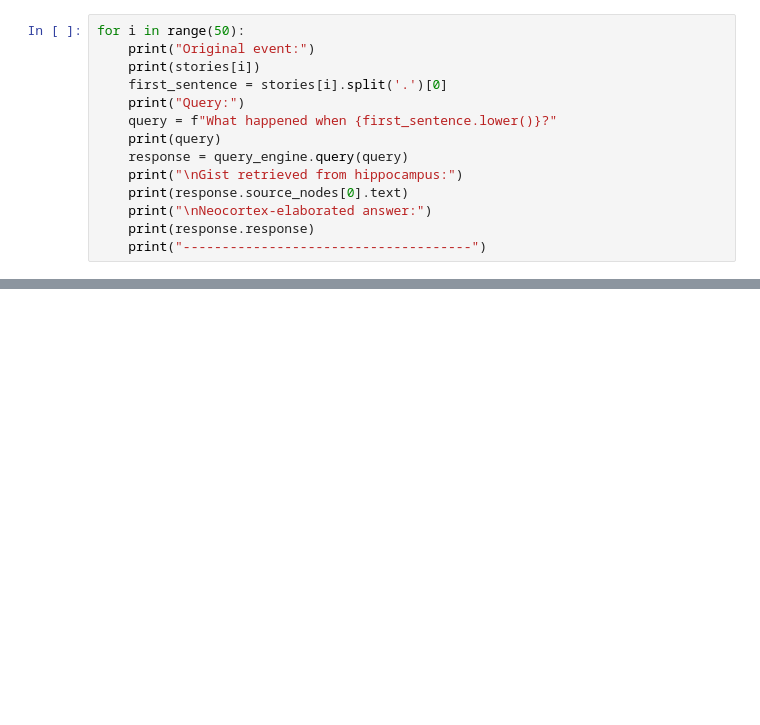
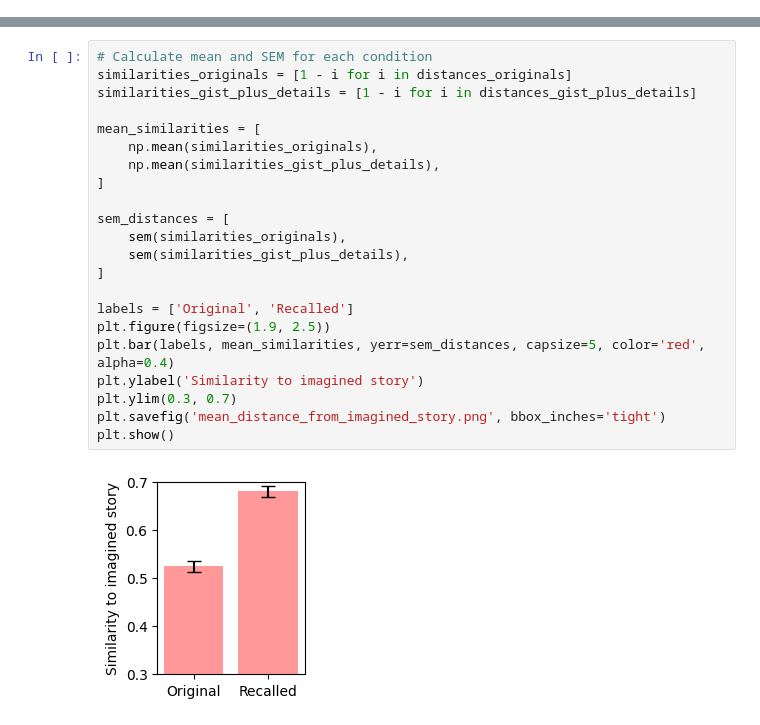
Before and after one commit to ellie-as/sequence-memory, a Jupyter notebook: misc/RAG story demo.ipynb, the cells around one changed output, grey strips where cells are left out. Saved outputs shown, nothing was run; the diff lists cells and outputs as text; blank space fills up the shorter version.

```diff
--- a/misc/RAG story demo.ipynb
+++ b/misc/RAG story demo.ipynb
@@ -112,14 +53,0 @@ query_engine.update_prompts(
-# %%
-for i in range(50):
-    print("Original event:")
-    print(stories[i])
-    first_sentence = stories[i].split('.')[0]
-    print("Query:")
-    query = f"What happened when {first_sentence.lower()}?"
-    print(query)
-    response = query_engine.query(query)
-    print("\nGist retrieved from hippocampus:")
-    print(response.source_nodes[0].text)
-    print("\nNeocortex-elaborated answer:")
-    print(response.response)
-    print("-------------------------------------")
@@ -125,0 +311,24 @@ for i in range(50):
+# %%
+# Calculate mean and SEM for each condition
+similarities_originals = [1 - i for i in distances_originals]
+similarities_gist_plus_details = [1 - i for i in distances_gist_plus_details]
+
+mean_similarities = [
+    np.mean(similarities_originals),
+    np.mean(similarities_gist_plus_details),
+]
+
+sem_distances = [
+    sem(similarities_originals),
+    sem(similarities_gist_plus_details),
+]
+
+labels = ['Original', 'Recalled']
+plt.figure(figsize=(1.9, 2.5))
+plt.bar(labels, mean_similarities, yerr=sem_distances, capsize=5, color='red', alpha=0.4)
+plt.ylabel('Similarity to imagined story')
+plt.ylim(0.3, 0.7)
+plt.savefig('mean_distance_from_imagined_story.png', bbox_inches='tight')
+plt.show()
+# %% [output]
+[figure, added]
```
Also changed, not shown: parts of 19 cells of this notebook, 8 other files.
